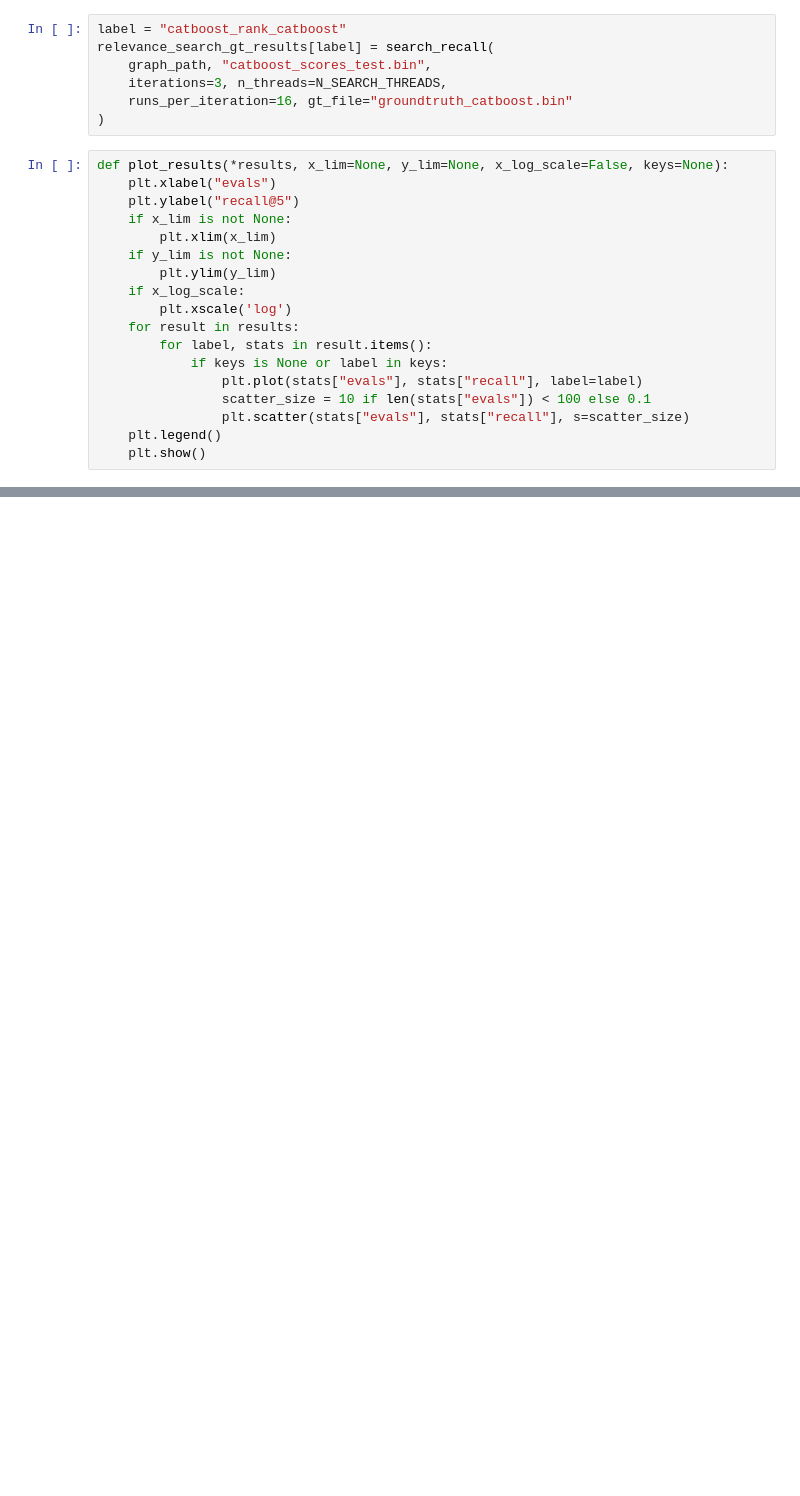
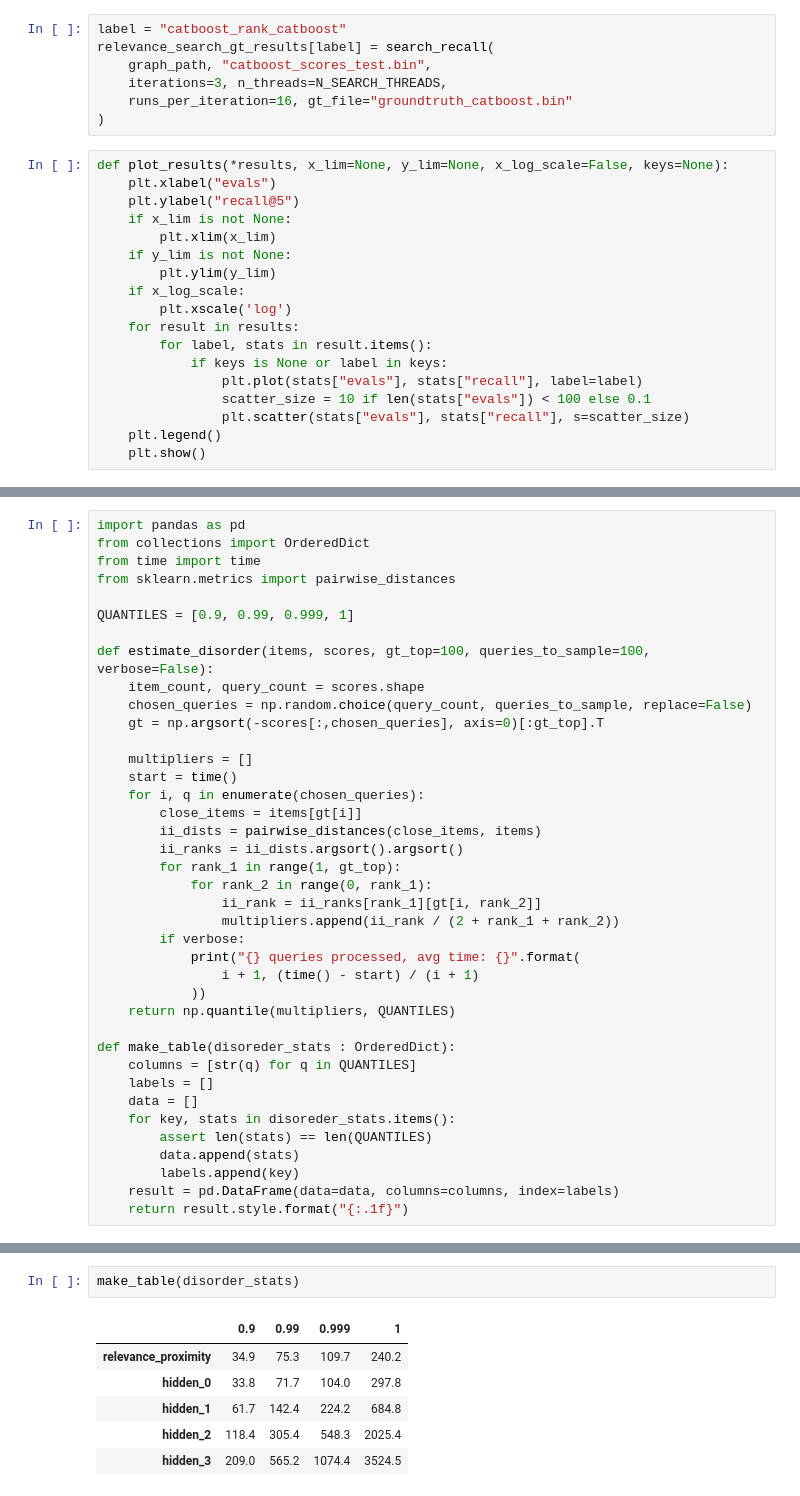
Before and after one commit to Andrew-Angrew/rpg, a Jupyter notebook: conduct_synthetic_experiment.ipynb, the cells around one changed output, grey strips where cells are left out. Saved outputs shown, nothing was run; the diff lists cells and outputs as text; blank space fills up the shorter version.

```diff
--- a/conduct_synthetic_experiment.ipynb
+++ b/conduct_synthetic_experiment.ipynb
@@ -577,0 +551,39 @@ plot_results(
+# %%
+import pandas as pd
+from collections import OrderedDict
+from time import time
+from sklearn.metrics import pairwise_distances
+
+QUANTILES = [0.9, 0.99, 0.999, 1]
+
+def estimate_disorder(items, scores, gt_top=100, queries_to_sample=100, verbose=False):
+    item_count, query_count = scores.shape
+    chosen_queries = np.random.choice(query_count, queries_to_sample, replace=False)
+    gt = np.argsort(-scores[:,chosen_queries], axis=0)[:gt_top].T
+
+    multipliers = []
+    start = time()
+    for i, q in enumerate(chosen_queries):
+        close_items = items[gt[i]]
+        ii_dists = pairwise_distances(close_items, items)
+        ii_ranks = ii_dists.argsort().argsort()
+        for rank_1 in range(1, gt_top):
+            for rank_2 in range(0, rank_1):
+                ii_rank = ii_ranks[rank_1][gt[i, rank_2]]
+                multipliers.append(ii_rank / (2 + rank_1 + rank_2))
+        if verbose:
+            print("{} queries processed, avg time: {}".format(
+                i + 1, (time() - start) / (i + 1)
+            ))
+    return np.quantile(multipliers, QUANTILES)
+
+def make_table(disoreder_stats : OrderedDict):
+    columns = [str(q) for q in QUANTILES]
+    labels = []
+    data = []
+    for key, stats in disoreder_stats.items():
+        assert len(stats) == len(QUANTILES)
+        data.append(stats)
+        labels.append(key)
+    result = pd.DataFrame(data=data, columns=columns, index=labels)
+    return result.style.format("{:.1f}")
@@ -577,0 +647,9 @@ plot_results(
+# %%
+make_table(disorder_stats)
+# %% [output]
+|  | 0.9 | 0.99 | 0.999 | 1 |
+| relevance_proximity | 34.9 | 75.3 | 109.7 | 240.2 |
+| hidden_0 | 33.8 | 71.7 | 104.0 | 297.8 |
+| hidden_1 | 61.7 | 142.4 | 224.2 | 684.8 |
+| hidden_2 | 118.4 | 305.4 | 548.3 | 2025.4 |
+| hidden_3 | 209.0 | 565.2 | 1074.4 | 3524.5 |
```
Also changed, not shown: parts of 16 cells of this notebook, 10 other files.
